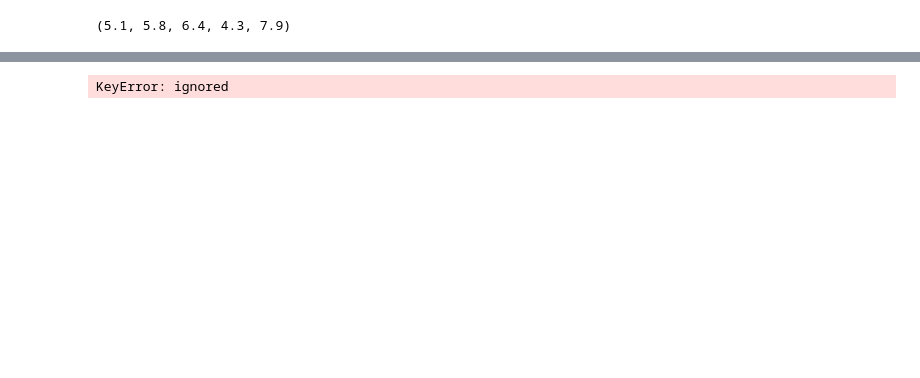
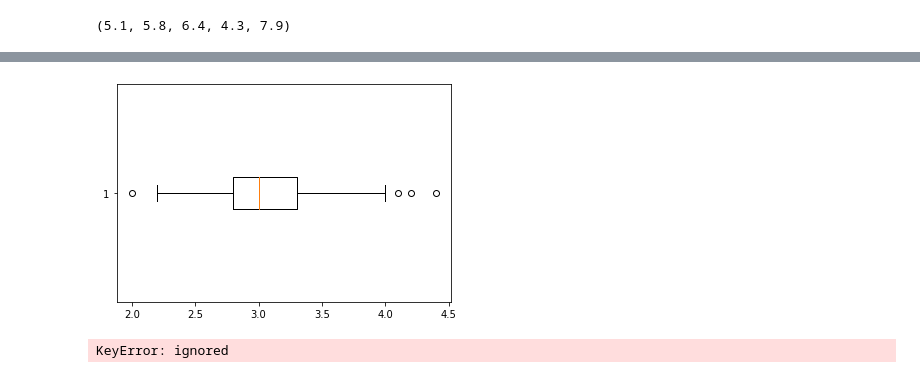
Before and after one commit to nichakornchaisuwan/data_viz_2022, a Jupyter notebook: DataViz02_Data_Distribution.ipynb, the cells around one changed output, grey strips where cells are left out. Drawn from its saved outputs; the diff is of its cells as text; code cells hidden in the pictures; blank space fills up the shorter version.

```diff
--- a/DataViz02_Data_Distribution.ipynb
+++ b/DataViz02_Data_Distribution.ipynb
@@ -266,3 +293,7 @@ box_vals(ybp,vert=False)
+# %%
+x= plt.boxplot(df['SepalWidth'],vert = False)
+# %% [output]
+[figure, added]
 # %%
 plt.boxplot(df['PetalLength'=='setosa'])
 # %% [output]
```
Also changed, not shown: parts of 4 cells of this notebook.
